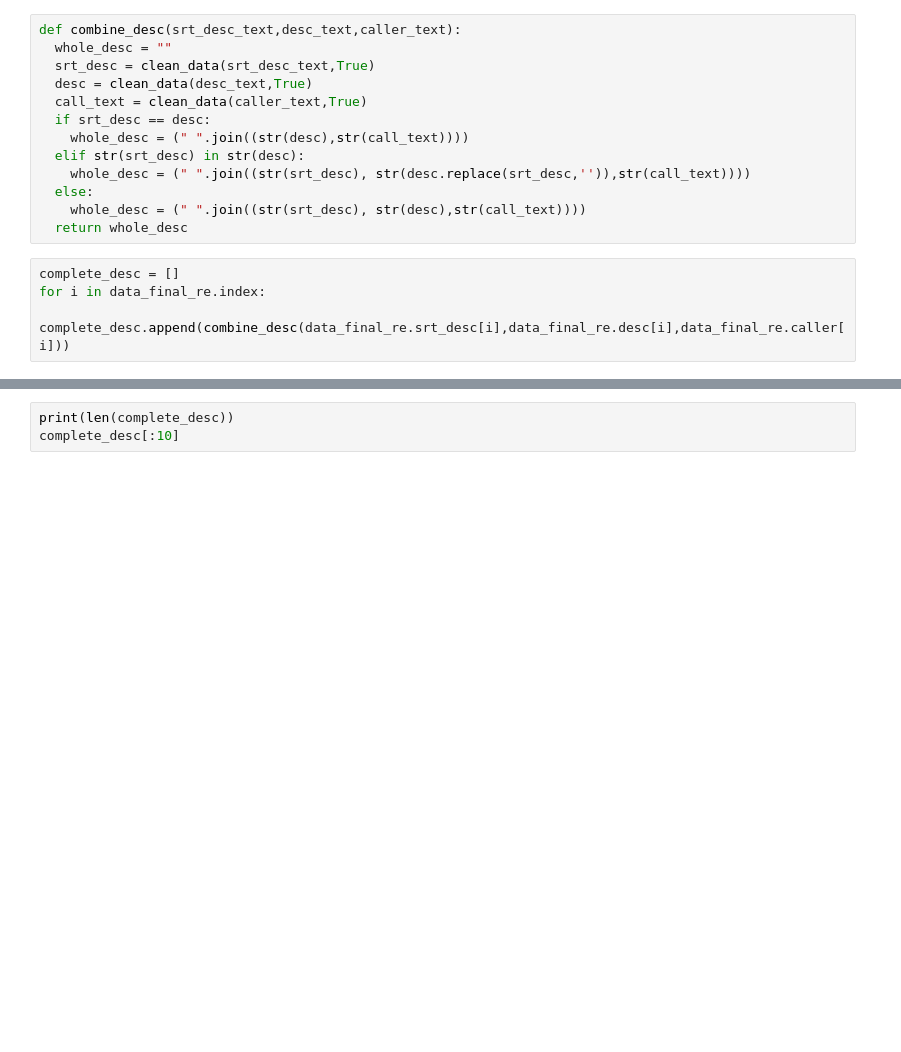
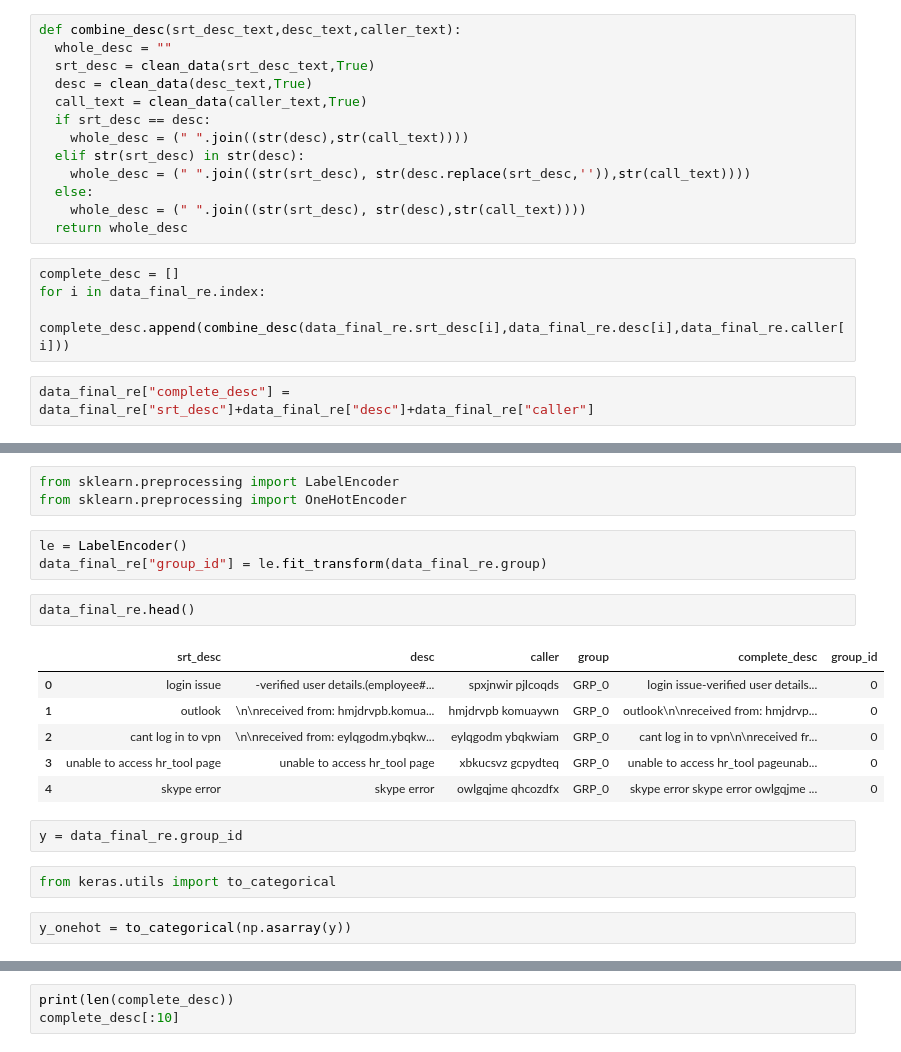
Before and after one commit to ai-nlp-gl/ticket-assignment, a Jupyter notebook: capstone_nlp.ipynb, the cells around one changed output, grey strips where cells are left out. Drawn from its saved outputs; the diff is of its cells as text; blank space fills up the shorter version.

```diff
--- a/capstone_nlp.ipynb
+++ b/capstone_nlp.ipynb
@@ -356,3 +352,5 @@ def combine_desc(srt_desc_text,desc_text,caller_text):
 complete_desc = []
 for i in data_final_re.index:
   complete_desc.append(combine_desc(data_final_re.srt_desc[i],data_final_re.desc[i],data_final_re.caller[i]))
+# %%
+data_final_re["complete_desc"] = data_final_re["srt_desc"]+data_final_re["desc"]+data_final_re["caller"]
@@ -358,0 +366,21 @@ for i in data_final_re.index:
+# %%
+from sklearn.preprocessing import LabelEncoder
+from sklearn.preprocessing import OneHotEncoder
+# %%
+le = LabelEncoder()
+data_final_re["group_id"] = le.fit_transform(data_final_re.group)
+# %%
+data_final_re.head()
+# %% [output]
+|  | srt_desc | desc | caller | group | complete_desc | group_id |
+| 0 | login issue | -verified user details.(employee#... | spxjnwir pjlcoqds | GRP_0 | login issue-verified user details... | 0 |
+| 1 | outlook | \n\nreceived from: hmjdrvpb.komua... | hmjdrvpb komuaywn | GRP_0 | outlook\n\nreceived from: hmjdrvp... | 0 |
+| 2 | cant log in to vpn | \n\nreceived from: eylqgodm.ybqkw... | eylqgodm ybqkwiam | GRP_0 | cant log in to vpn\n\nreceived fr... | 0 |
+| 3 | unable to access hr_tool page | unable to access hr_tool page | xbkucsvz gcpydteq | GRP_0 | unable to access hr_tool pageunab... | 0 |
+| 4 | skype error | skype error | owlgqjme qhcozdfx | GRP_0 | skype error skype error owlgqjme ... | 0 |
+# %%
+y = data_final_re.group_id
+# %%
+from keras.utils import to_categorical
+# %%
+y_onehot = to_categorical(np.asarray(y))
```
Also changed, not shown: parts of 21 cells of this notebook.
